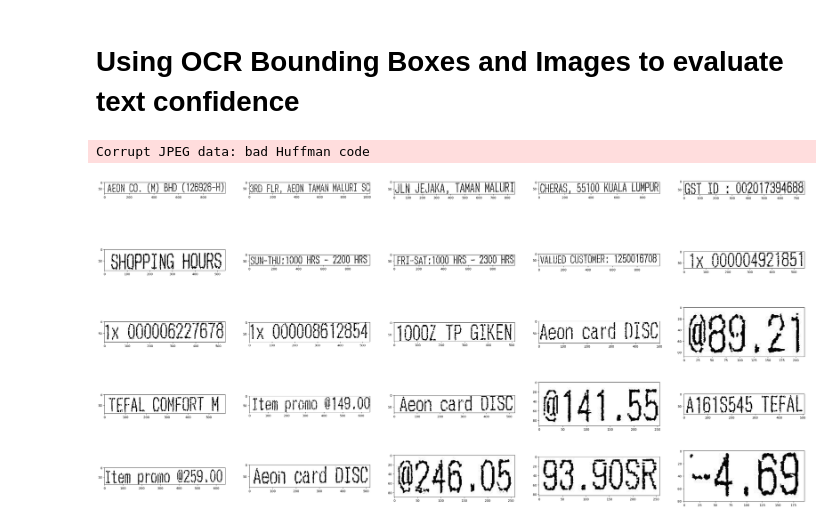
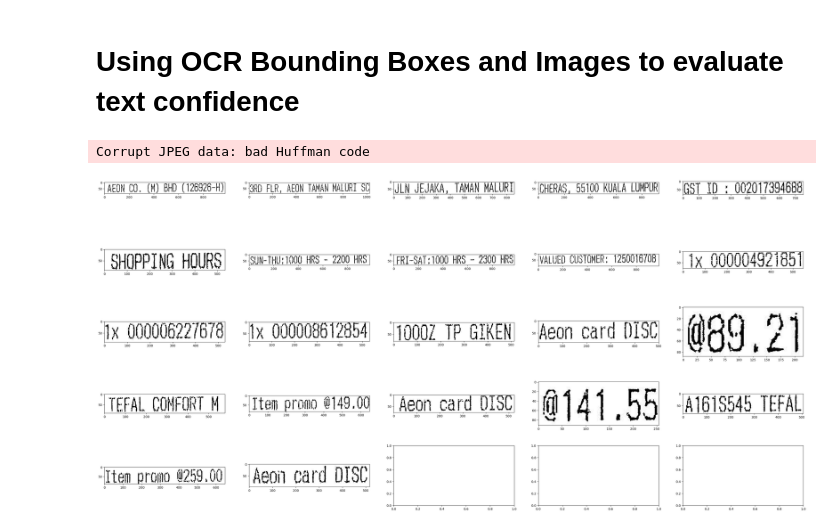
Before and after one commit to TopazFist/BillDatathon2023, a Jupyter notebook: ocr_cv.ipynb, the cells around one changed output. Cells and saved outputs as stored; diff of their text form; code cells hidden in the pictures.

```diff
--- a/ocr_cv.ipynb
+++ b/ocr_cv.ipynb
@@ -8,17 +8,19 @@ import pandas as pd
 # %%
 testfile = '00d0100894168'
 img = cv2.imread(f'data/original/img/{testfile}.jpg')
 imgdata = pd.read_csv(f"data/interim/ocr/{testfile}.csv")
 
 fig, ax = plt.subplots(5,5,figsize=(40,20))
 ctr = 0
 for row in imgdata.iterrows():
     if int(row[1]['BB1']) < int(row[1]['BB3']) and int(row[1]['BB2']) < int(row[1]['BB6']):
         slc = img[int(row[1]['BB2']):int(row[1]['BB6'])+1, int(row[1]['BB1']):int(row[1]['BB3'])+1]
         if ctr < 25:
             ax[ctr//5][ctr%5].imshow(slc)
             ctr += 1
+        if ctr == 22:
+            break
 fig.show()
 # %% [output]
 Corrupt JPEG data: bad Huffman code
-[figure, old version]
+[figure, new version]
```
Also changed, not shown: parts of 2 cells of this notebook.
